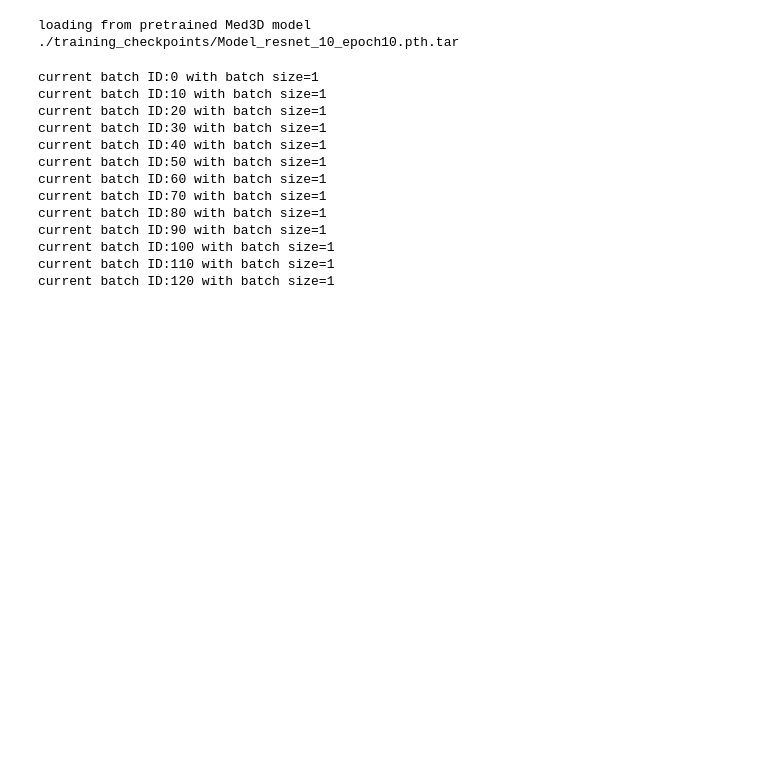
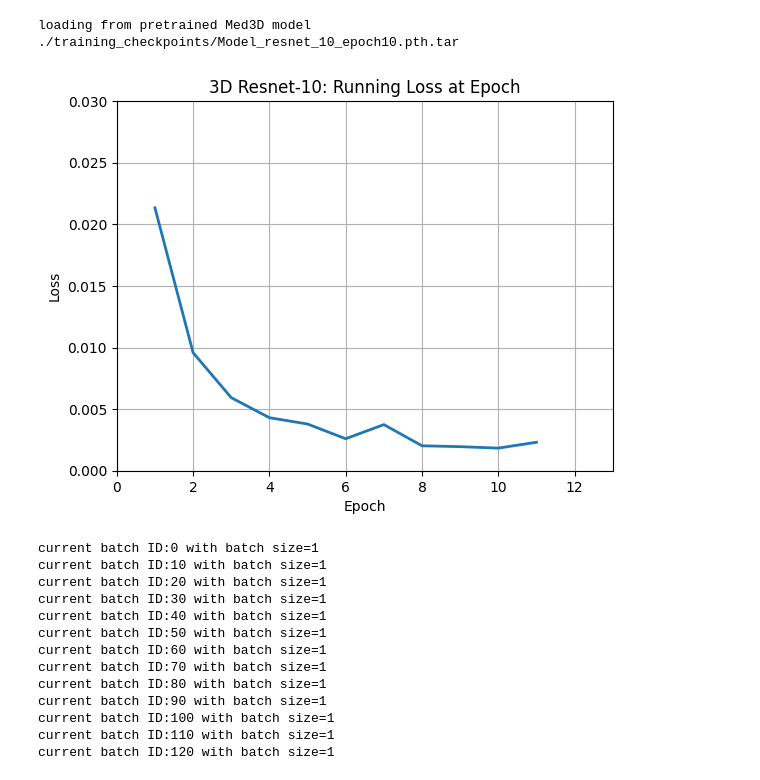
Before and after one commit to Gab-Gotsis/kidney-identification-unet3D, a Jupyter notebook: main_notebook.ipynb, the cells around one changed output. Cells and saved outputs as stored; diff of their text form; code cells hidden in the pictures; blank space fills up the shorter version.

```diff
--- a/main_notebook.ipynb
+++ b/main_notebook.ipynb
@@ -396,7 +396,7 @@ if train_from_pretrained:
     if proj_config.model_depth == 10:
         checkpoint, epoch_res = proj_config.load_weight_from_epoch("./training_checkpoints/Model_resnet_10_epoch10.pth.tar")
     elif proj_config.model_depth == 50:
-        checkpoint, epoch_res = proj_config.load_weight_from_epoch("./training_checkpoints/Model_resnet_50_epoch3.pth.tar")
+        checkpoint, epoch_res = proj_config.load_weight_from_epoch("./training_checkpoints/Model_resnet_50_epoch10.pth.tar")
     else:
         raise Exception("Only depth 10 and 50 are used for now.")
     optimizer.load_state_dict(checkpoint['optimizer'])
@@ -406,7 +406,7 @@ else:
     # checkpoint, epoch_res = proj_config.load_weight_from_epoch("./training_checkpoints/Model_resnet_50_epoch3.pth.tar")
     # optimizer.load_state_dict(checkpoint['optimizer'])
     # epoch_start = epoch_res.epoch_list[-1] + 1
-    raise Exception("Only trained weight is loaded.")
+    raise Exception("Only trained weight can be loaded for this notebook. Check other notebook for training of model.")
 # %% [output]
 loading from pretrained Med3D model
 ./training_checkpoints/Model_resnet_10_epoch10.pth.tar
@@ -426,2 +415,14 @@ def visual_3d(input_img):
+# %%
+# plot
+fig, ax = plt.subplots()
+plt.title("3D Resnet-{}: Running Loss at Epoch".format(proj_config.model_depth))
+plt.xlabel("Epoch")
+plt.ylabel("Loss")
+ax.set(xlim=(0, 13), ylim=(0, 0.03))
+ax.plot(np.array(epoch_res.epoch_list) + 1, epoch_res.loss_list, linewidth=2.0)
+plt.grid()
+plt.show()
+# %% [output]
+[figure, added]
 # %%
 masks = []
```
Also changed, not shown: parts of 6 cells of this notebook, 2 other files.
